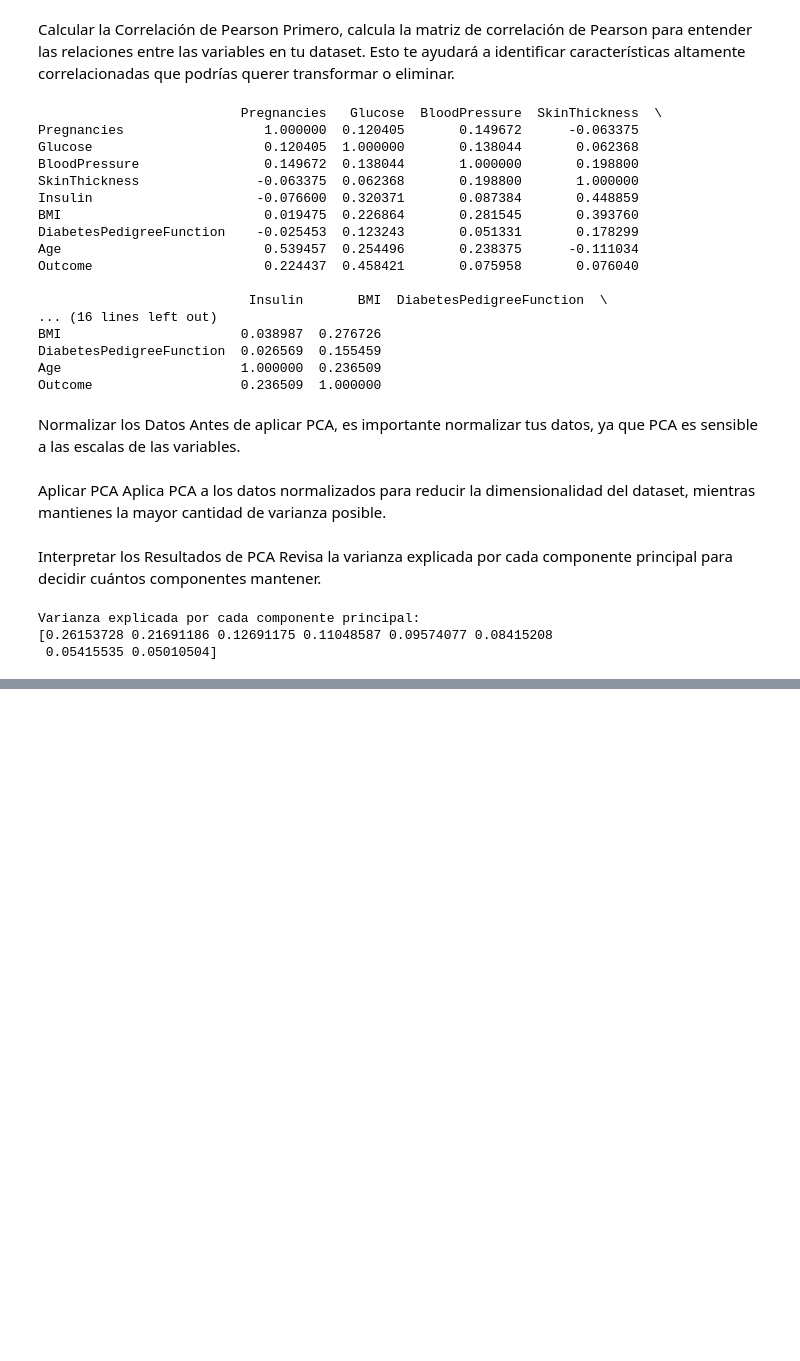
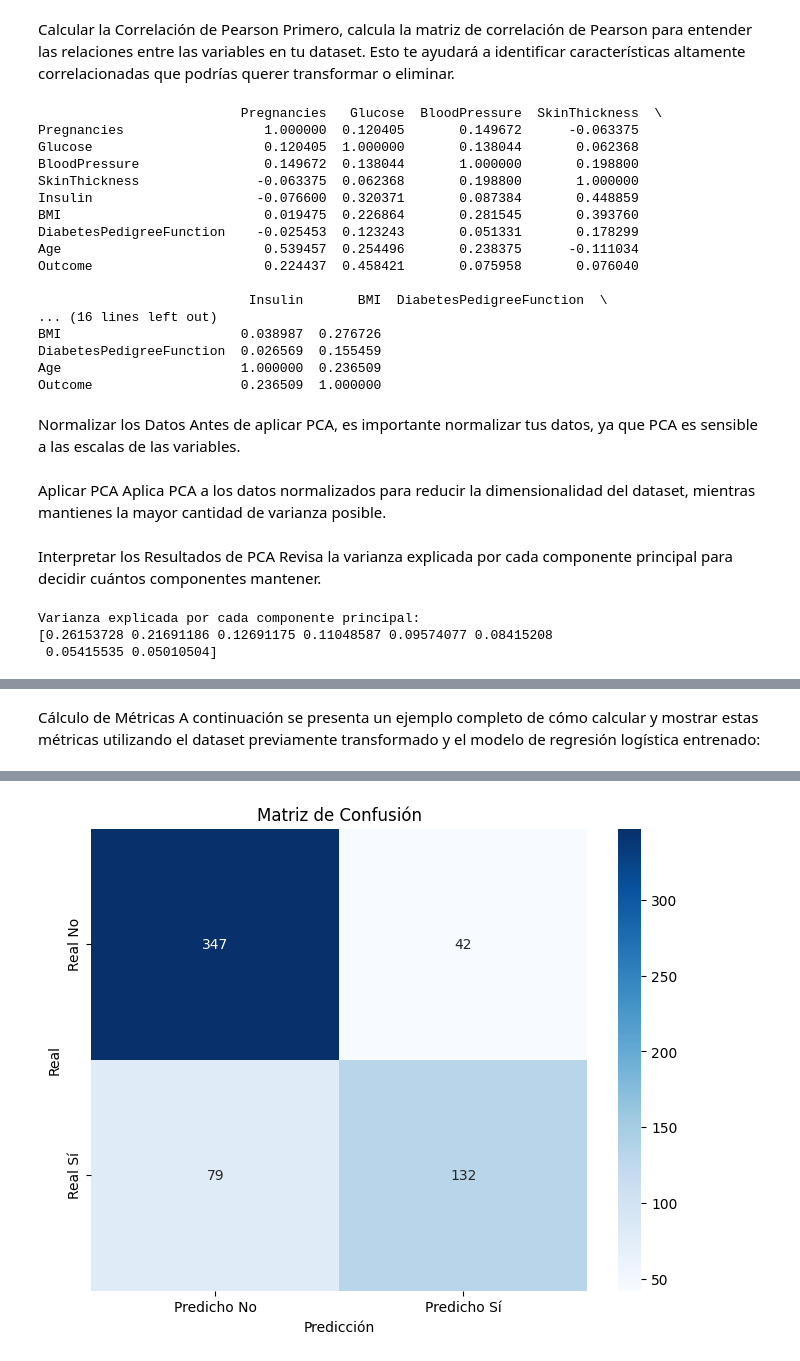
Before and after one commit to paulotolosa/prueba_II_coderhouse, a Jupyter notebook: Proyecto_ParteIII_Tolosa.ipynb, the cells around one changed output, grey strips where cells are left out. Cells and saved outputs as stored; diff of their text form; code cells hidden in the pictures; blank space fills up the shorter version.

```diff
--- a/Proyecto_ParteIII_Tolosa.ipynb
+++ b/Proyecto_ParteIII_Tolosa.ipynb
@@ -179,0 +346,72 @@ Varianza explicada por cada componente principal:
+# %% [markdown]
+Cálculo de Métricas
+A continuación se presenta un ejemplo completo de cómo calcular y mostrar estas métricas utilizando el dataset previamente transformado y el modelo de regresión logística entrenado:
+# %%
+
+import matplotlib.pyplot as plt
+import seaborn as sns
+from sklearn.preprocessing import StandardScaler
+from sklearn.decomposition import PCA
+from sklearn.model_selection import train_test_split
+from sklearn.linear_model import LogisticRegression
+from sklearn.metrics import accuracy_score, confusion_matrix, classification_report, precision_score, recall_score, f1_score
+
+
+# Separar características (X) y la variable objetivo (y)
+X = df.drop('Outcome', axis=1)
+y = df['Outcome']
+
+# Normalizar las características
+scaler = StandardScaler()
+X_scaled = scaler.fit_transform(X)
+
+# Aplicar PCA
+pca = PCA()
+X_pca = pca.fit_transform(X_scaled)
+
+# Decidir el número de componentes principales a conservar
+explained_variance_ratio = pca.explained_variance_ratio_
+cumulative_variance_ratio = np.cumsum(explained_variance_ratio)
+num_components = np.where(cumulative_variance_ratio >= 0.90)[0][0] + 1
+
+# Crear un nuevo dataset con los componentes principales seleccionados
+X_reduced = X_pca[:, :num_components]
+
+# Dividir los datos en conjuntos de entrenamiento y prueba (70% entrenamiento, 30% prueba)
+X_train, X_test, y_train, y_test = train_test_split(X_reduced, y, test_size=0.3, random_state=42)
+
+# Crear y entrenar el modelo de Regresión Logística
+logistic_model = LogisticRegression()
+logistic_model.fit(X_train, y_train)
+
+# Obtener las predicciones del modelo
+y_pred = logistic_model.predict(X_test)
+
+# Calcular la precisión
+accuracy = accuracy_score(y_test, y_pred)
+print("Precisión del modelo:", accuracy)
+
+# Calcular precisión (precision), sensibilidad (recall) y F1-score
+precision = precision_score(y_test, y_pred)
+recall = recall_score(y_test, y_pred)
+f1 = f1_score(y_test, y_pred)
+print("Precisión (Precision):", precision)
+print("Sensibilidad (Recall):", recall)
+print("F1-Score:", f1)
+
+# Mostrar la matriz de confusión
+conf_matrix = confusion_matrix(y_test, y_pred)
+print("Matriz de confusión:\n", conf_matrix)
+
+# Mostrar el reporte de clasificación
+class_report = classification_report(y_test, y_pred)
+print("Reporte de clasificación:\n", class_report)
+
+# Visualizar la matriz de confusión
+plt.figure(figsize=(8, 6))
+sns.heatmap(conf_matrix, annot=True, fmt='d', cmap='Blues', xticklabels=['Predicho No', 'Predicho Sí'], yticklabels=['Real No', 'Real Sí'])
+plt.xlabel('Predicción')
+plt.ylabel('Real')
+plt.title('Matriz de Confusión')
+plt.show()
+# %% [output]
@@ -179,0 +434 @@ Varianza explicada por cada componente principal:
+[figure, added]
```
Also changed, not shown: parts of 10 cells of this notebook.
